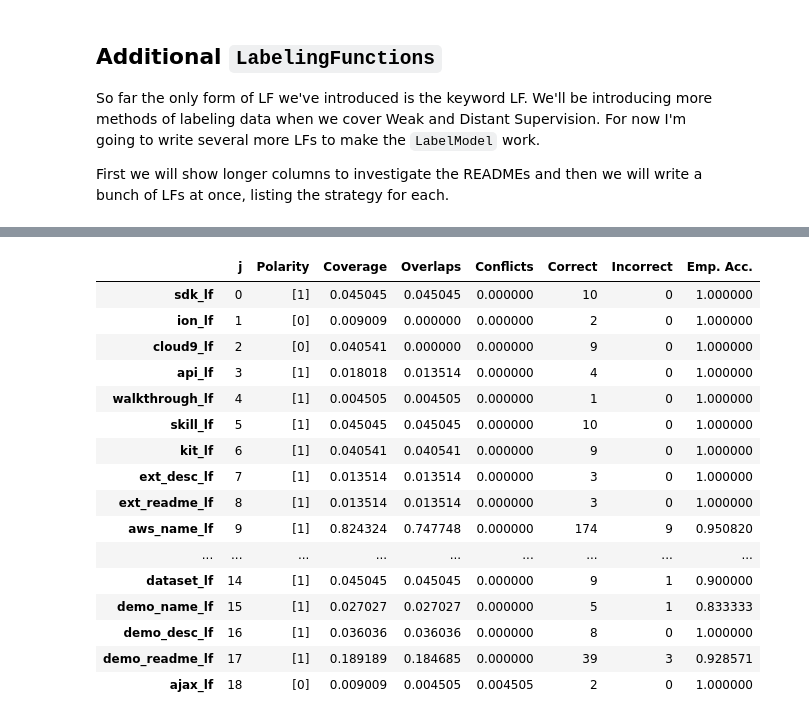
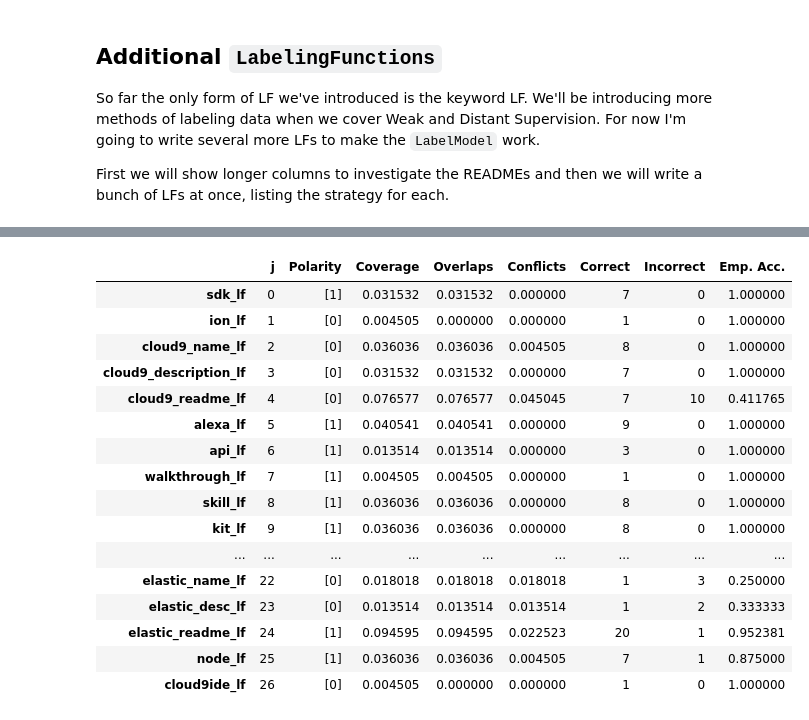
Before and after one commit to rjurney/weakly_supervised_learning_code, a Jupyter notebook: ch03/Introducing Snorkel.ipynb, the cells around one changed output, grey strips where cells are left out. Drawn from its saved outputs; the diff is of its cells as text; code cells hidden in the pictures.

```diff
--- a/ch03/Introducing Snorkel.ipynb
+++ b/ch03/Introducing Snorkel.ipynb
@@ -550,7 +552,7 @@ So it looks like both the `full_name` pattern of `quickstart` (15 `API` labels)
 We're not done yet! We need two more LFs to demonstrate Snorkel's `LabelModel`. Lets do a `GENERAL` LF now. We start again by eyeballing the data.
 # %%
 # Change the maximum column width if we've set it longer below
-pd.set_option('display.max_colwidth', 100)
+pd.set_option('display.max_colwidth', 200)
 
 stratified_sample(dev_df, ['API', 'GENERAL'], n=[10, 20])
 # %% [output]
@@ -738,50 +795,77 @@ def ajax_lf(x):
+# %%
+@labeling_function()
+def elastic_name_lf(x):
+    """If elastic is in the full name it is probably part of the Open Distro for Elasticsearch, so GENERAL"""
+    return GENERAL if 'elastic' in x.full_name.lower() else ABSTAIN
+
+
+@labeling_function()
+def elastic_desc_lf(x):
+    """If elasticsearch is in the full name it is probably part of the Open Distro for Elasticsearch, so GENERAL"""
+    return GENERAL if 'elasticsearch' in x.description.lower() else ABSTAIN
+
+@labeling_function()
+def cloud9ide_lf(x):
+    """If the full name starts with 'cloud9ide' it is probably part of Cloud9 IDE which is GENERAL"""
+    return GENERAL if x.full_name.lower().startswith('cloud9ide') else ABSTAIN
 # %%
 lfs = [
     sdk_lf,
     ion_lf,
-    cloud9_lf,
+    cloud9_name_lf,
+    cloud9_description_lf,
+    cloud9_readme_lf,
+    alexa_lf,
     api_lf,
     walkthrough_lf,
     skill_lf,
     kit_lf,
     ext_desc_lf,
     ext_readme_lf,
     aws_name_lf,
     aws_description_lf,
     aws_readme_lf,
     integrate_desc_lf,
     integrate_readme_lf,
-    dataset_lf,s
+    dataset_lf,
     demo_name_lf,
     demo_desc_lf,
     demo_readme_lf,
-    ajax_lf,
+    # ajax_lf,
+    docs_lf,
+    elastic_name_lf,
+    elastic_desc_lf,
+    elastic_readme_lf,
+    node_lf,
+    cloud9ide_lf,
 ]
 
 # Create and apply a new Pandas
 applier = PandasLFApplier(lfs=lfs)
 
 # Apply the LFs to the data to generate a list of labels
 L_dev   = applier.apply(df=dev_df)
 L_train = applier.apply(df=train_df)
 
 # Run an label function analysis on the results, to describe their output against the labeled development data
-LFAnalysis(L=L_dev, lfs=lfs).lf_summary(dev_labels.values)
+lf_df = LFAnalysis(L=L_dev, lfs=lfs).lf_summary(dev_labels.values)
+
+lf_df
 # %% [output]
 |  | j | Polarity | Coverage | Overlaps | Conflicts | Correct | Incorrect | Emp. Acc. |
-| sdk_lf | 0 | [1] | 0.045045 | 0.045045 | 0.000000 | 10 | 0 | 1.000000 |
-| ion_lf | 1 | [0] | 0.009009 | 0.000000 | 0.000000 | 2 | 0 | 1.000000 |
-| cloud9_lf | 2 | [0] | 0.040541 | 0.000000 | 0.000000 | 9 | 0 | 1.000000 |
-| api_lf | 3 | [1] | 0.018018 | 0.013514 | 0.000000 | 4 | 0 | 1.000000 |
-| walkthrough_lf | 4 | [1] | 0.004505 | 0.004505 | 0.000000 | 1 | 0 | 1.000000 |
-| skill_lf | 5 | [1] | 0.045045 | 0.045045 | 0.000000 | 10 | 0 | 1.000000 |
-| kit_lf | 6 | [1] | 0.040541 | 0.040541 | 0.000000 | 9 | 0 | 1.000000 |
-| ext_desc_lf | 7 | [1] | 0.013514 | 0.013514 | 0.000000 | 3 | 0 | 1.000000 |
-| ext_readme_lf | 8 | [1] | 0.013514 | 0.013514 | 0.000000 | 3 | 0 | 1.000000 |
-| aws_name_lf | 9 | [1] | 0.824324 | 0.747748 | 0.000000 | 174 | 9 | 0.950820 |
+| sdk_lf | 0 | [1] | 0.031532 | 0.031532 | 0.000000 | 7 | 0 | 1.000000 |
+| ion_lf | 1 | [0] | 0.004505 | 0.000000 | 0.000000 | 1 | 0 | 1.000000 |
+| cloud9_name_lf | 2 | [0] | 0.036036 | 0.036036 | 0.004505 | 8 | 0 | 1.000000 |
+| cloud9_description_lf | 3 | [0] | 0.031532 | 0.031532 | 0.000000 | 7 | 0 | 1.000000 |
+| cloud9_readme_lf | 4 | [0] | 0.076577 | 0.076577 | 0.045045 | 7 | 10 | 0.411765 |
+| alexa_lf | 5 | [1] | 0.040541 | 0.040541 | 0.000000 | 9 | 0 | 1.000000 |
+| api_lf | 6 | [1] | 0.013514 | 0.013514 | 0.000000 | 3 | 0 | 1.000000 |
+| walkthrough_lf | 7 | [1] | 0.004505 | 0.004505 | 0.000000 | 1 | 0 | 1.000000 |
+| skill_lf | 8 | [1] | 0.036036 | 0.036036 | 0.000000 | 8 | 0 | 1.000000 |
+| kit_lf | 9 | [1] | 0.036036 | 0.036036 | 0.000000 | 8 | 0 | 1.000000 |
 | ... | ... | ... | ... | ... | ... | ... | ... | ... |
-| dataset_lf | 14 | [1] | 0.045045 | 0.045045 | 0.000000 | 9 | 1 | 0.900000 |
-| demo_name_lf | 15 | [1] | 0.027027 | 0.027027 | 0.000000 | 5 | 1 | 0.833333 |
-| demo_desc_lf | 16 | [1] | 0.036036 | 0.036036 | 0.000000 | 8 | 0 | 1.000000 |
-| demo_readme_lf | 17 | [1] | 0.189189 | 0.184685 | 0.000000 | 39 | 3 | 0.928571 |
-| ajax_lf | 18 | [0] | 0.009009 | 0.004505 | 0.004505 | 2 | 0 | 1.000000 |
+| elastic_name_lf | 22 | [0] | 0.018018 | 0.018018 | 0.018018 | 1 | 3 | 0.250000 |
+| elastic_desc_lf | 23 | [0] | 0.013514 | 0.013514 | 0.013514 | 1 | 2 | 0.333333 |
+| elastic_readme_lf | 24 | [1] | 0.094595 | 0.094595 | 0.022523 | 20 | 1 | 0.952381 |
+| node_lf | 25 | [1] | 0.036036 | 0.036036 | 0.004505 | 7 | 1 | 0.875000 |
+| cloud9ide_lf | 26 | [0] | 0.004505 | 0.000000 | 0.000000 | 1 | 0 | 1.000000 |
```
Also changed, not shown: parts of 37 cells of this notebook.
